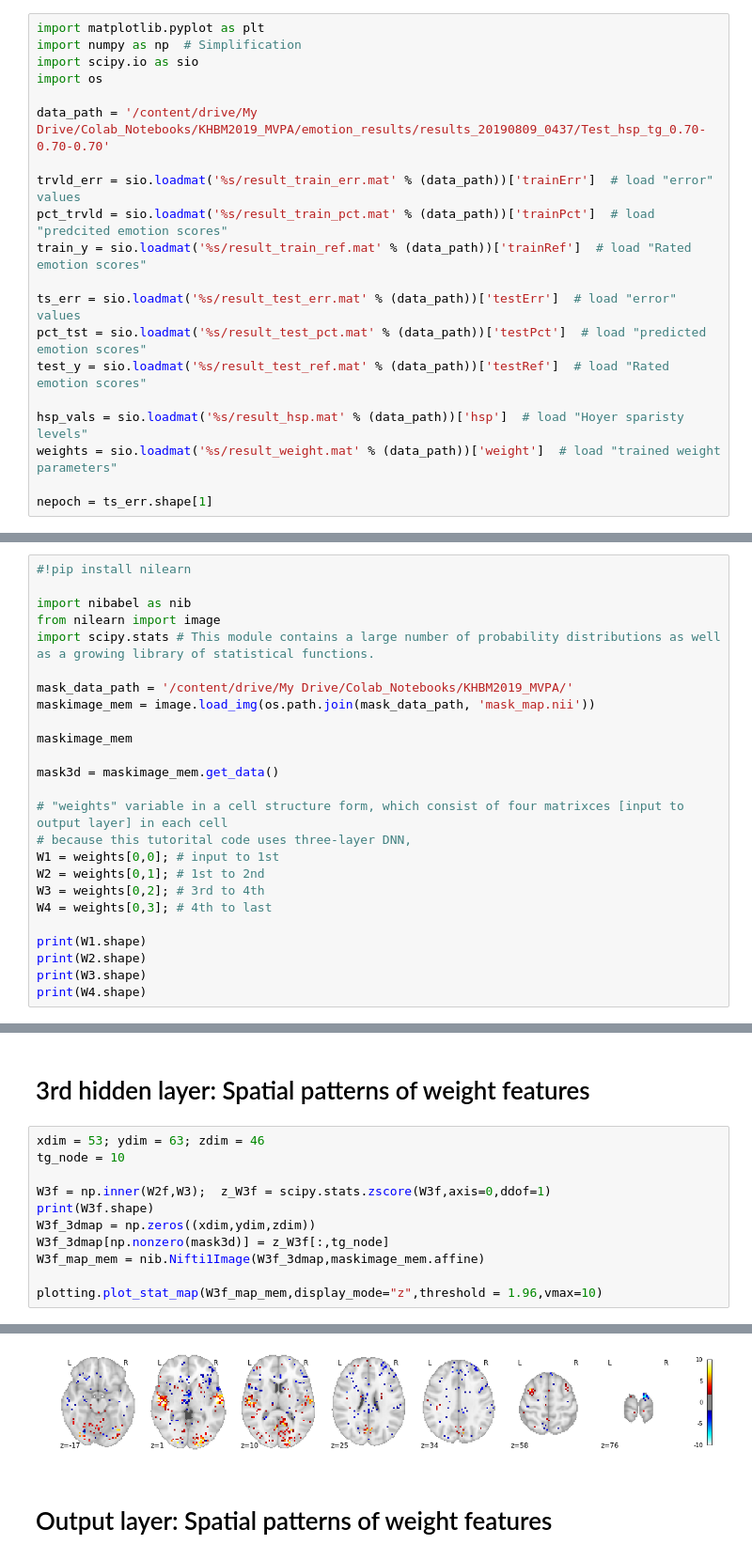
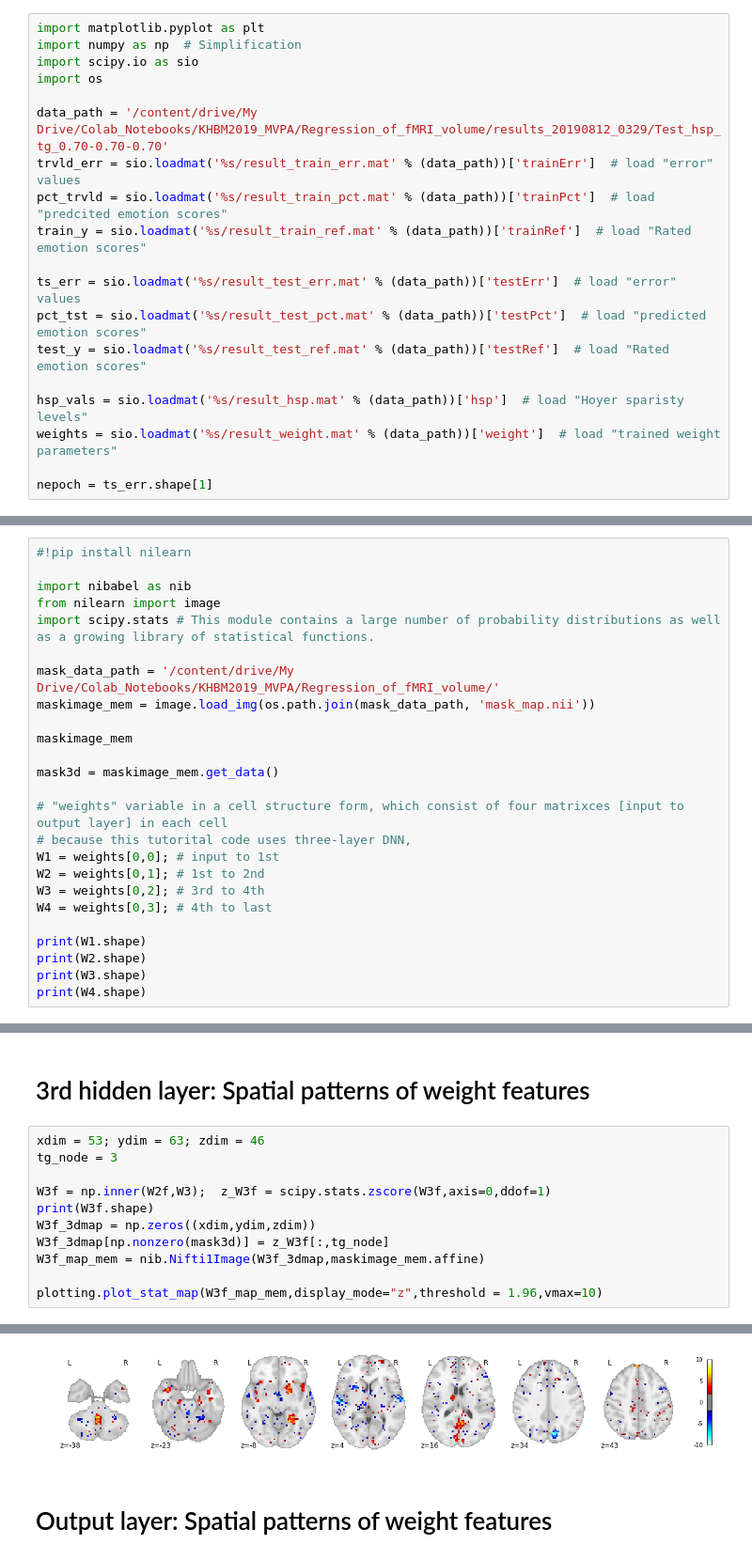
Before and after one commit to bsplku/KHBM2019_SummerSchool, a Jupyter notebook: Emotion_Prediction/st03_DNNwsp_result_check.ipynb, the cells around one changed output, grey strips where cells are left out. Shown at 94% size. Cells and saved outputs as stored; diff of their text form.

```diff
--- a/Emotion_Prediction/st03_DNNwsp_result_check.ipynb
+++ b/Emotion_Prediction/st03_DNNwsp_result_check.ipynb
@@ -13,8 +15,7 @@ import numpy as np  # Simplification
 import scipy.io as sio
 import os
 
-data_path = '/content/drive/My Drive/Colab_Notebooks/KHBM2019_MVPA/emotion_results/results_20190809_0437/Test_hsp_tg_0.70-0.70-0.70'
-
+data_path = '/content/drive/My Drive/Colab_Notebooks/KHBM2019_MVPA/Regression_of_fMRI_volume/results_20190812_0329/Test_hsp_tg_0.70-0.70-0.70'
 trvld_err = sio.loadmat('%s/result_train_err.mat' % (data_path))['trainErr']  # load "error" values
 pct_trvld = sio.loadmat('%s/result_train_pct.mat' % (data_path))['trainPct']  # load "predcited emotion scores"
 train_y = sio.loadmat('%s/result_train_ref.mat' % (data_path))['trainRef']  # load "Rated emotion scores"
@@ -132,7 +130,7 @@ import nibabel as nib
 from nilearn import image
 import scipy.stats # This module contains a large number of probability distributions as well as a growing library of statistical functions.
 
-mask_data_path = '/content/drive/My Drive/Colab_Notebooks/KHBM2019_MVPA/'
+mask_data_path = '/content/drive/My Drive/Colab_Notebooks/KHBM2019_MVPA/Regression_of_fMRI_volume/'
 maskimage_mem = image.load_img(os.path.join(mask_data_path, 'mask_map.nii'))
 
 maskimage_mem
@@ -210,19 +208,19 @@ plotting.plot_stat_map(W2f_map_mem,display_mode="z",threshold = 1.96,vmax=10)
 # 3rd hidden layer: Spatial patterns of weight features
 # %%
 xdim = 53; ydim = 63; zdim = 46
-tg_node = 10
+tg_node = 3
 
 W3f = np.inner(W2f,W3);  z_W3f = scipy.stats.zscore(W3f,axis=0,ddof=1)
 print(W3f.shape)
 W3f_3dmap = np.zeros((xdim,ydim,zdim))
 W3f_3dmap[np.nonzero(mask3d)] = z_W3f[:,tg_node]
 W3f_map_mem = nib.Nifti1Image(W3f_3dmap,maskimage_mem.affine)
 
 plotting.plot_stat_map(W3f_map_mem,display_mode="z",threshold = 1.96,vmax=10)
 # %% [output]
 (55417, 20)
 <nilearn.plotting.displays.ZSlicer at 0x...>
-[figure, old version]
+[figure, new version]
 # %% [markdown]
 # Output layer: Spatial patterns of weight features
 # %%
```
Also changed, not shown: parts of 10 cells of this notebook, 1 other file.
